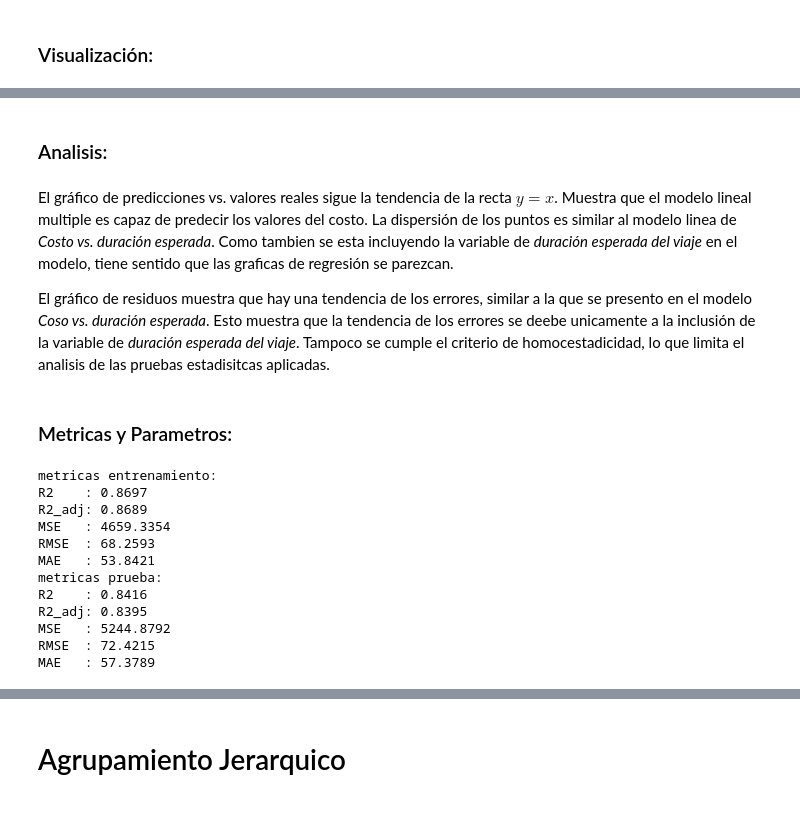
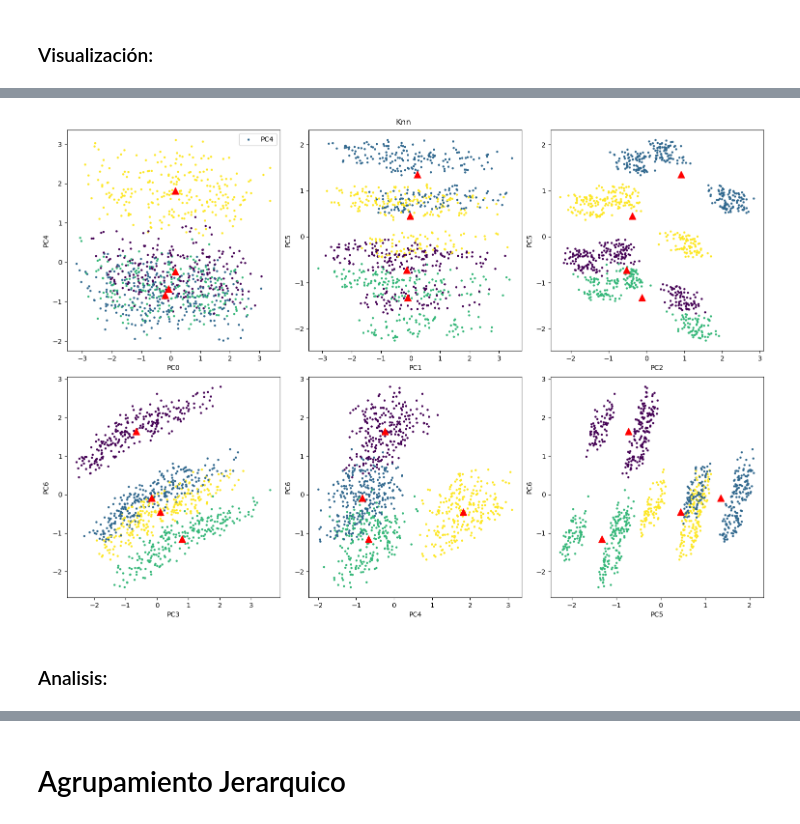
Before and after one commit to josejjgs1923/proyecto-analisis-calidad-aire-bogota, a Jupyter notebook: Tarea3_Juan_Jose_Garcia_G7.ipynb, the cells around one changed output, grey strips where cells are left out. Cells and saved outputs as stored; diff of their text form; code cells hidden in the pictures.

Commit message:
terminar la actividad
Se corrigieron errores en el codigo en algunas partes, se agregaron comentarios y analisis a todas las partes del trabajo.

```diff
--- a/Tarea3_Juan_Jose_Garcia_G7.ipynb
+++ b/Tarea3_Juan_Jose_Garcia_G7.ipynb
@@ -392,0 +501,17 @@ y_prueba_pred = modmul.predict(X_prueba_lin[caracteristicas])
+# %%
+# K-Means con 4 clusters
+n_clusters_knn = 4
+
+# numero de componentes
+num_pca_knn = 11
+
+# construccion pipeline
+proceso_knn = Pipeline([
+    ("preparacion", prep),
+    ("PCA", PCA(num_pca_knn)),
+    ("KNN", KMeans(n_clusters=n_clusters_knn, init='random', n_init=10, max_iter=300, tol=1e-04, random_state=600))
+    ])
+
+modelo_knn= proceso_knn.named_steps["KNN"]
+
+proceso_knn.fit(df_modelos)
@@ -392,0 +536,12 @@ y_prueba_pred = modmul.predict(X_prueba_lin[caracteristicas])
+# %%
+# Obtener los centros de los clústeres y las etiquetas de clúster para cada punto de datos
+pseudo_caract = tuple(f"PC{n}" for n in range(num_pca_knn))
+
+# transformar datos, usando la pipeline de preparacion, y usar en las graficas despues
+df_prep_knn = pd.DataFrame(proceso_knn[:-1].transform(df_modelos), columns=pseudo_caract)
+
+# obtener clusteres para contarlos y analizarlos, agregandolos a la matriz de datos
+df_knn = pd.concat((df_modelos, pd.DataFrame({"cluster": modelo_knn.labels_})), axis=1)
+
+# obtener los centroides, para analizarlos.
+centroides = pd.DataFrame(modelo_knn.cluster_centers_)
@@ -409,27 +626,10 @@ grafico_residuos(y_prueba_lin, y_prueba_pred,
+# %%
+# Graficar los datos coloreados por sus etiquetas de clúster
+pares = [("PC0","PC4"), ("PC1","PC5"), ("PC2","PC5"), ("PC3","PC6"), ("PC4","PC6"), ("PC5","PC6"),]
+
+# para graficar todas las combinaciones de componentes, reemplazar parametro caracteristicas, de pares a None
+conjunto_cluster_plot(df_prep_knn, "Knn", modelo_knn, caracteristicas=pares)
+# %% [output]
+[figure, added]
 # %% [markdown]
 ### Analisis:
-# %% [markdown]
-El gráfico de predicciones vs. valores reales sigue la tendencia de la recta $y = x$. Muestra que el modelo lineal multiple es capaz de predecir los valores del costo. La dispersión de los puntos es similar al modelo linea de *Costo vs. duración esperada*. Como tambien se esta incluyendo la variable de *duración esperada del viaje* en el modelo, tiene sentido que las graficas de regresión se parezcan.
-
-El gráfico de residuos muestra que hay una tendencia de los errores, similar a la que se presento en el modelo *Coso vs. duración esperada*. Esto muestra que la tendencia de los errores se deebe unicamente a la inclusión de la variable de *duración esperada del viaje*. Tampoco se cumple el criterio de homocestadicidad, lo que limita el analisis de las pruebas estadisitcas aplicadas.
-# %% [markdown]
-### Metricas y Parametros:
-# %%
-print("metricas entrenamiento:")
-print(mostrar_metricas(y_entre_lin, y_entre_pred, num_predictores=4))
-
-print("metricas prueba:")
-print(mostrar_metricas(y_prueba_lin, y_prueba_pred, num_predictores=4))
-# %% [output]
-metricas entrenamiento:
-R2    : 0.8697
-R2_adj: 0.8689
-MSE   : 4659.3354
-RMSE  : 68.2593
-MAE   : 53.8421
-metricas prueba:
-R2    : 0.8416
-R2_adj: 0.8395
-MSE   : 5244.8792
-RMSE  : 72.4215
-MAE   : 57.3789
```
Also changed, not shown: parts of 86 cells of this notebook.
